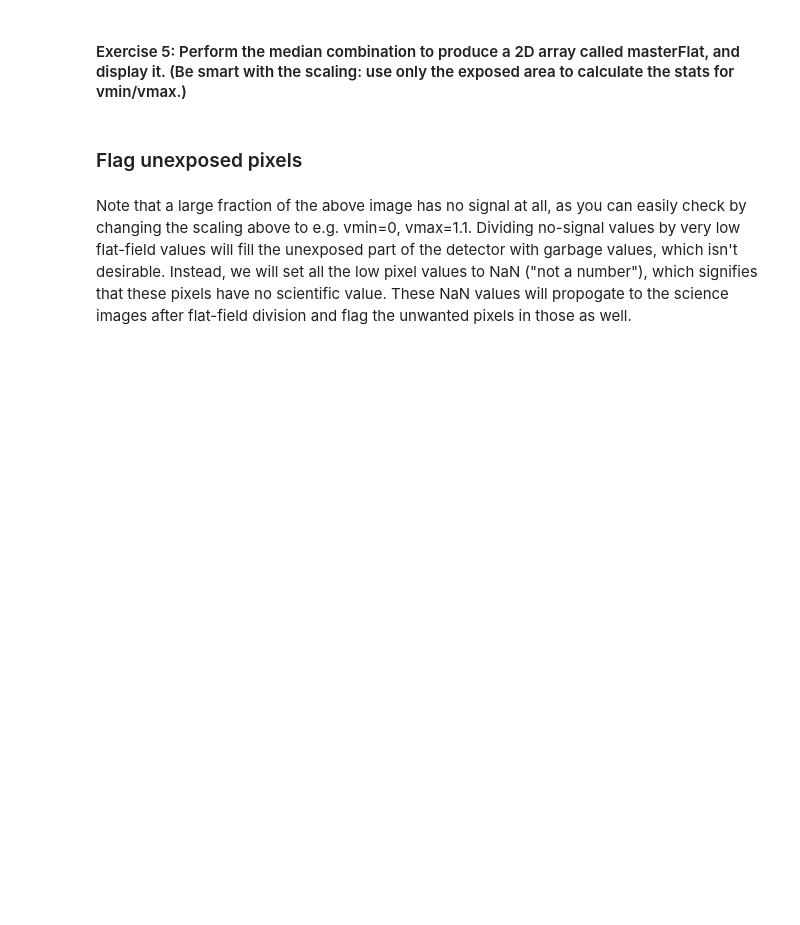
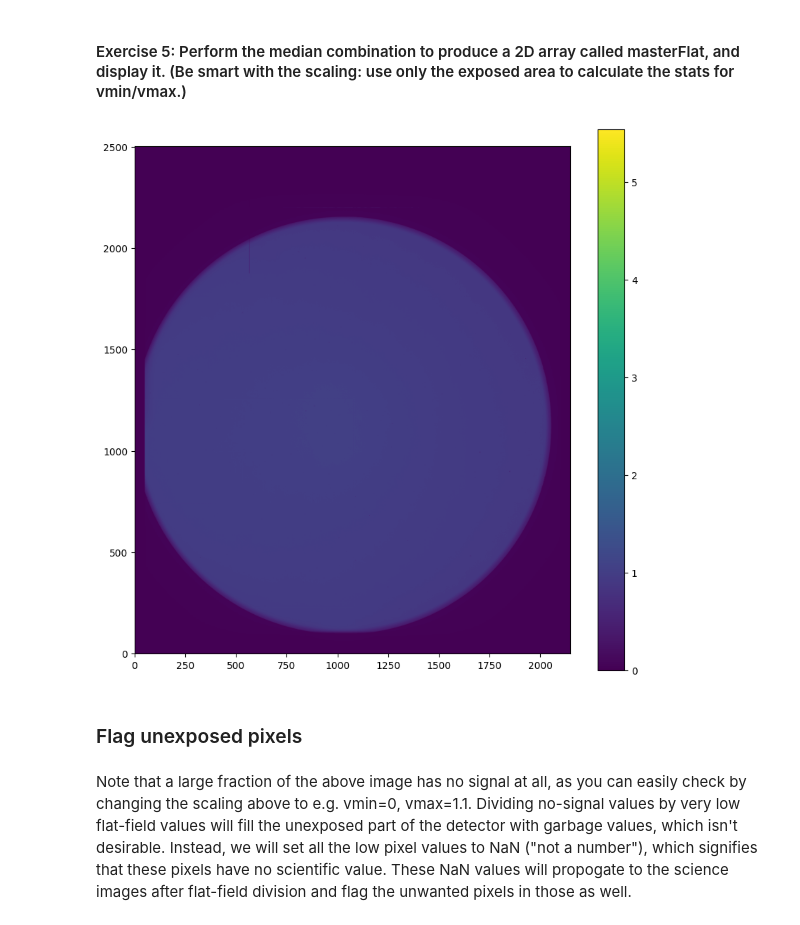
Before and after one commit to aditisingh1053/KSP2024-study-of-sn-2023ixf, a Jupyter notebook: Task 1/TASK_1.ipynb, the cells around one changed output. Saved outputs shown, nothing was run; the diff lists cells and outputs as text; code cells hidden in the pictures; blank space fills up the shorter version.

```diff
--- a/Task 1/TASK_1.ipynb
+++ b/Task 1/TASK_1.ipynb
@@ -321,0 +336,11 @@ It's a good idea to scan through all the flat-field files to make sure that the
+# %%
+## EXERCISE 4: Verify that all five flat-field images are acceptable by printing out some basic properties.
+for i in range(len(flatList)):
+    flatHDUList = fits.open(flatList[i])     # Open the file
+    flatheader = flatHDUList[0].header  # Load the data into the appropriate layer
+    flatdata=flatHDUList[1].data
+    _,median_flat,_=sigma_clipped_stats(flatdata)
+    print('For image',i+1,' : ')   # Print the name of the object being observed
+    print('The filters are:', flatheader['ACAMFILT']) # Print the names of the optical filters in the light path.
+    print('The exposure time is:', flatheader['EXPTIME'])  # Print the exposure time
+    print('Median Pixel value : ',median_flat)
@@ -350,6 +402,15 @@ for i in range(numFlatFiles):
 #### Exercise 5: Perform the median combination to produce a 2D array called masterFlat, and display it. (Be smart with the scaling: use only the exposed area to calculate the stats for vmin/vmax.)
 # %%
 ## EXERCISE 5: Median-combine the flat field layer array into a master flat and display it.
+
+masterFlat = np.median(flatImages, axis=2)
+mean_flat_master, median_flat_master, std_flat_master = sigma_clipped_stats(masterFlat)
+plt.figure(figsize=(10,10))
+plt.imshow(masterFlat, vmin = median_flat_master - 2*std_flat_master, vmax = median_flat_master + 10*std_flat_master, origin='lower')
+plt.colorbar()
+plt.show()
+# %% [output]
+[figure, added]
 # %% [markdown]
 ### Flag unexposed pixels
 # %% [markdown]
```
Also changed, not shown: parts of 14 cells of this notebook, 4 other files.
